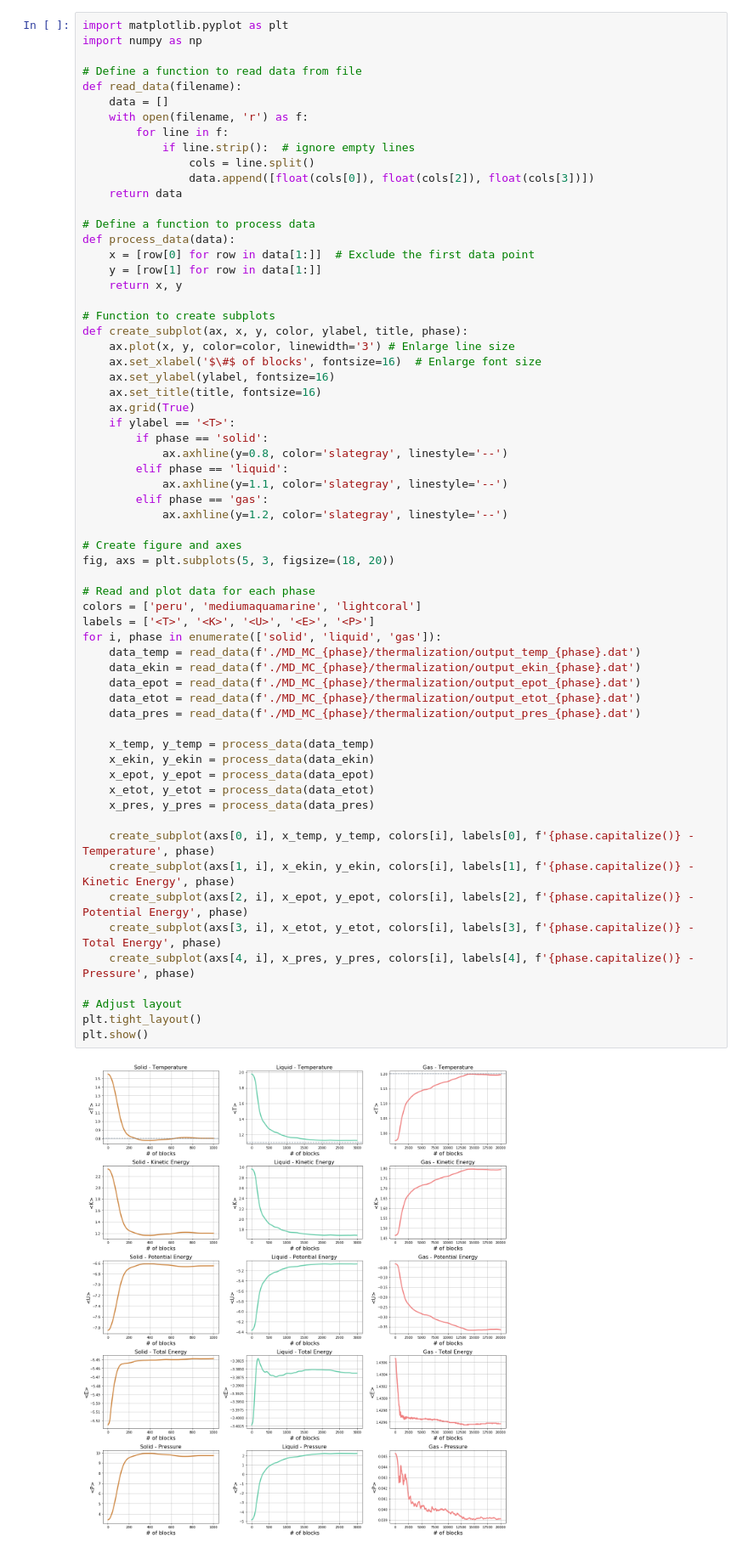
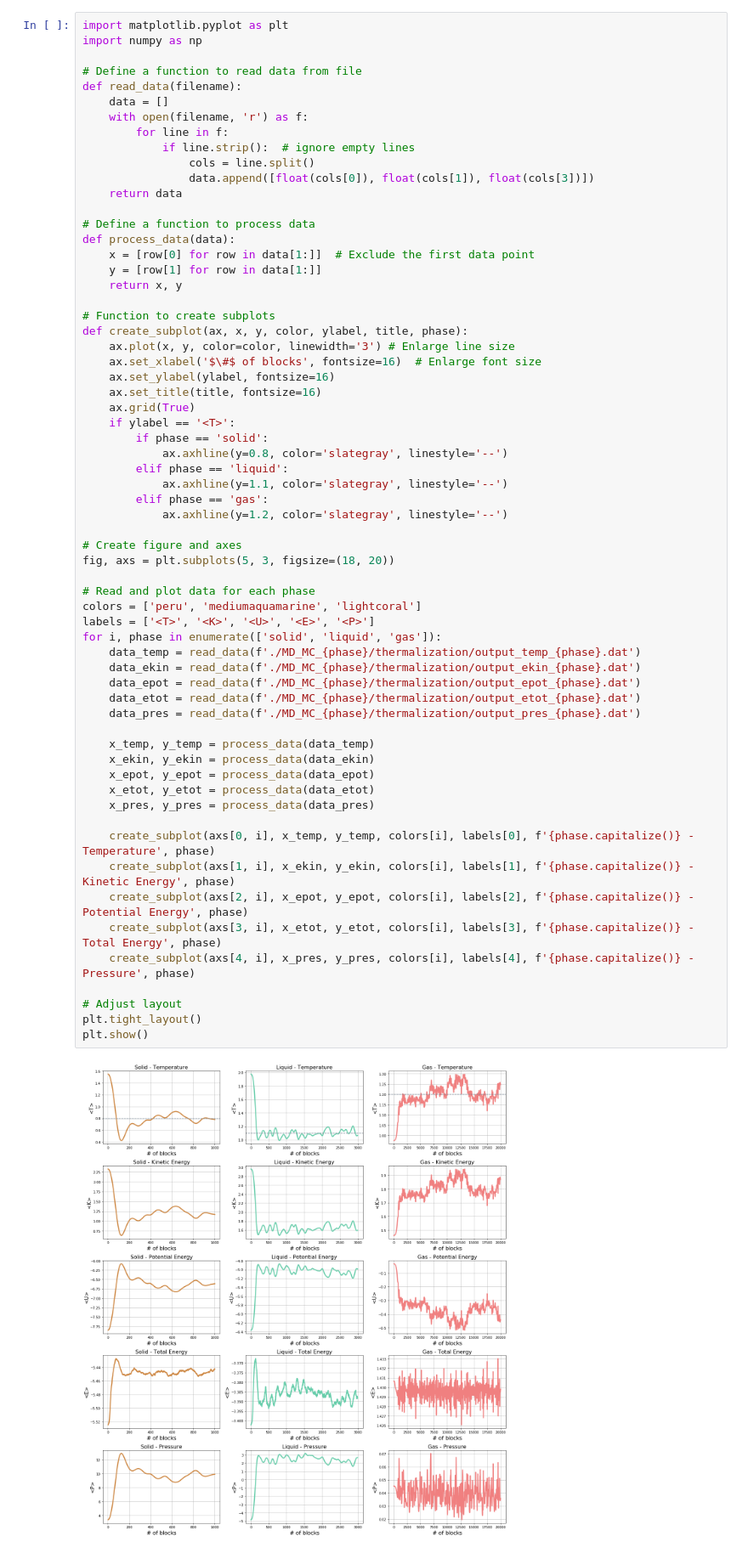
Before and after one commit to Carini108/NSL_Exercises, a Jupyter notebook: lez04/work04/Exercises04_Carini.ipynb, the cells around one changed output. Shown: that part at 85% size. Cells and saved outputs as stored; diff of their text form.

```diff
--- a/lez04/work04/Exercises04_Carini.ipynb
+++ b/lez04/work04/Exercises04_Carini.ipynb
@@ -57,7 +57,7 @@ def read_data(filename):
         for line in f:
             if line.strip():  # ignore empty lines
                 cols = line.split()
-                data.append([float(cols[0]), float(cols[2]), float(cols[3])])
+                data.append([float(cols[0]), float(cols[1]), float(cols[3])])
     return data
 
 # Define a function to process data
@@ -83,34 +83,34 @@ def create_subplot(ax, x, y, color, ylabel, title, phase):
 
 # Create figure and axes
 fig, axs = plt.subplots(5, 3, figsize=(18, 20))
 
 # Read and plot data for each phase
 colors = ['peru', 'mediumaquamarine', 'lightcoral']
 labels = ['<T>', '<K>', '<U>', '<E>', '<P>']
 for i, phase in enumerate(['solid', 'liquid', 'gas']):
     data_temp = read_data(f'./MD_MC_{phase}/thermalization/output_temp_{phase}.dat')
     data_ekin = read_data(f'./MD_MC_{phase}/thermalization/output_ekin_{phase}.dat')
     data_epot = read_data(f'./MD_MC_{phase}/thermalization/output_epot_{phase}.dat')
     data_etot = read_data(f'./MD_MC_{phase}/thermalization/output_etot_{phase}.dat')
     data_pres = read_data(f'./MD_MC_{phase}/thermalization/output_pres_{phase}.dat')
 
     x_temp, y_temp = process_data(data_temp)
     x_ekin, y_ekin = process_data(data_ekin)
     x_epot, y_epot = process_data(data_epot)
     x_etot, y_etot = process_data(data_etot)
     x_pres, y_pres = process_data(data_pres)
 
     create_subplot(axs[0, i], x_temp, y_temp, colors[i], labels[0], f'{phase.capitalize()} - Temperature', phase)
     create_subplot(axs[1, i], x_ekin, y_ekin, colors[i], labels[1], f'{phase.capitalize()} - Kinetic Energy', phase)
     create_subplot(axs[2, i], x_epot, y_epot, colors[i], labels[2], f'{phase.capitalize()} - Potential Energy', phase)
     create_subplot(axs[3, i], x_etot, y_etot, colors[i], labels[3], f'{phase.capitalize()} - Total Energy', phase)
     create_subplot(axs[4, i], x_pres, y_pres, colors[i], labels[4], f'{phase.capitalize()} - Pressure', phase)
 
 # Adjust layout
 plt.tight_layout()
 plt.show()
 # %% [output]
-[figure, old version]
+[figure, new version]
 # %% [markdown]
 ## Tendencies during thermalization: a physical insight
 
```
